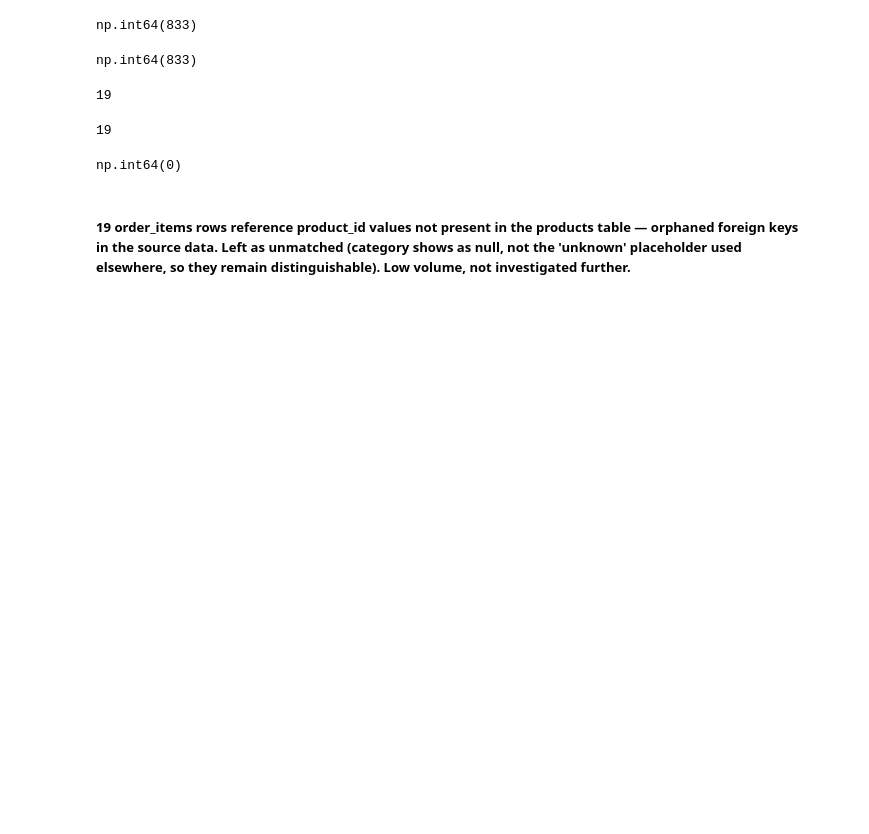
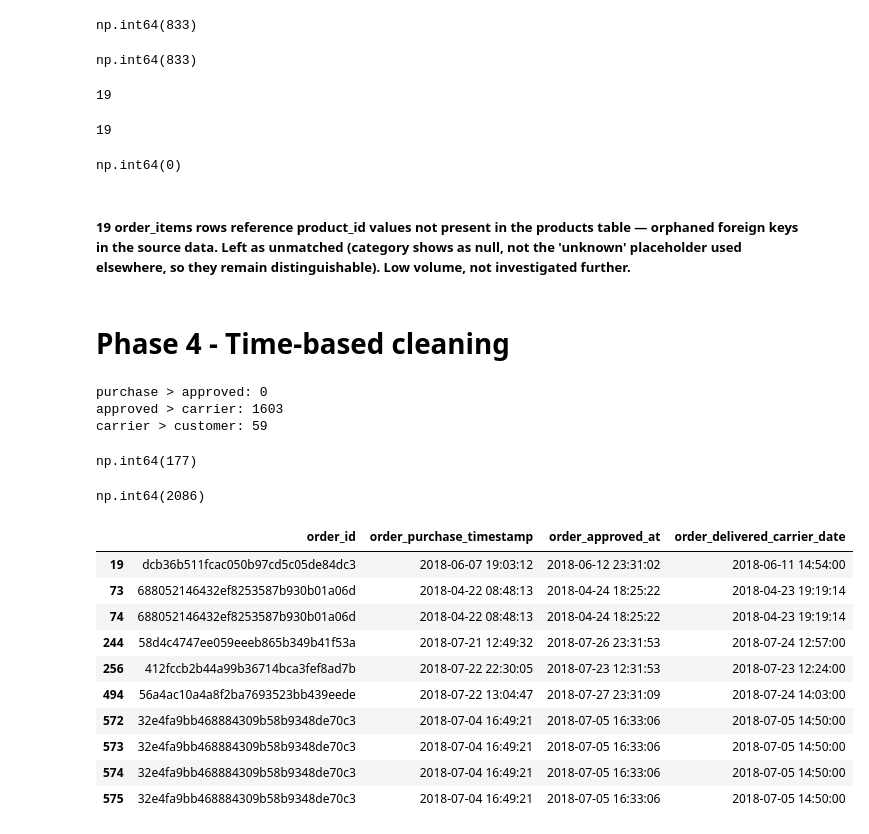
Before and after one commit to AliyarBhos/data-science-journey, a Jupyter notebook: 02_data_cleaning/Olist_data_cleaning_project.ipynb, the cells around one changed output. Saved outputs shown, nothing was run; the diff lists cells and outputs as text; code cells hidden in the pictures; blank space fills up the shorter version.

Commit message:
Phase 4-Time-based cleaning

```diff
--- a/02_data_cleaning/Olist_data_cleaning_project.ipynb
+++ b/02_data_cleaning/Olist_data_cleaning_project.ipynb
@@ -1597,3 +1596,39 @@ orphans['product_id'].isin(df7['product_id']).sum()
 np.int64(0)
 # %% [markdown]
 ##### 19 order_items rows reference product_id values not present in the products table — orphaned foreign keys in the source data. Left as unmatched (category shows as null, not the 'unknown' placeholder used elsewhere, so they remain distinguishable). Low volume, not investigated further.
+# %% [markdown]
+# Phase 4 - Time-based cleaning
+# %%
+purchase_after_approved = step5[step5['order_purchase_timestamp'] > step5['order_approved_at']]
+approved_after_carrier = step5[step5['order_approved_at'] > step5['order_delivered_carrier_date']]
+carrier_after_customer = step5[step5['order_delivered_carrier_date'] > step5['order_delivered_customer_date']]
+
+print('purchase > approved:', purchase_after_approved.shape[0])
+print('approved > carrier:', approved_after_carrier.shape[0])
+print('carrier > customer:', carrier_after_customer.shape[0])
+# %% [output]
+purchase > approved: 0
+approved > carrier: 1603
+carrier > customer: 59
+# %%
+step5['order_approved_at'].isnull().sum()
+# %% [output]
+np.int64(177)
+# %%
+step5['order_delivered_carrier_date'].isnull().sum()
+# %% [output]
+np.int64(2086)
+# %%
+approved_after_carrier[['order_id','order_purchase_timestamp','order_approved_at','order_delivered_carrier_date']].head(10)
+# %% [output]
+|  | order_id | order_purchase_timestamp | order_approved_at | order_delivered_carrier_date |
+| 19 | dcb36b511fcac050b97cd5c05de84dc3 | 2018-06-07 19:03:12 | 2018-06-12 23:31:02 | 2018-06-11 14:54:00 |
+| 73 | 688052146432ef8253587b930b01a06d | 2018-04-22 08:48:13 | 2018-04-24 18:25:22 | 2018-04-23 19:19:14 |
+| 74 | 688052146432ef8253587b930b01a06d | 2018-04-22 08:48:13 | 2018-04-24 18:25:22 | 2018-04-23 19:19:14 |
+| 244 | 58d4c4747ee059eeeb865b349b41f53a | 2018-07-21 12:49:32 | 2018-07-26 23:31:53 | 2018-07-24 12:57:00 |
+| 256 | 412fccb2b44a99b36714bca3fef8ad7b | 2018-07-22 22:30:05 | 2018-07-23 12:31:53 | 2018-07-23 12:24:00 |
+| 494 | 56a4ac10a4a8f2ba7693523bb439eede | 2018-07-22 13:04:47 | 2018-07-27 23:31:09 | 2018-07-24 14:03:00 |
+| 572 | 32e4fa9bb468884309b58b9348de70c3 | 2018-07-04 16:49:21 | 2018-07-05 16:33:06 | 2018-07-05 14:50:00 |
+| 573 | 32e4fa9bb468884309b58b9348de70c3 | 2018-07-04 16:49:21 | 2018-07-05 16:33:06 | 2018-07-05 14:50:00 |
+| 574 | 32e4fa9bb468884309b58b9348de70c3 | 2018-07-04 16:49:21 | 2018-07-05 16:33:06 | 2018-07-05 14:50:00 |
+| 575 | 32e4fa9bb468884309b58b9348de70c3 | 2018-07-04 16:49:21 | 2018-07-05 16:33:06 | 2018-07-05 14:50:00 |
```
Also changed, not shown: parts of 4 cells of this notebook.
